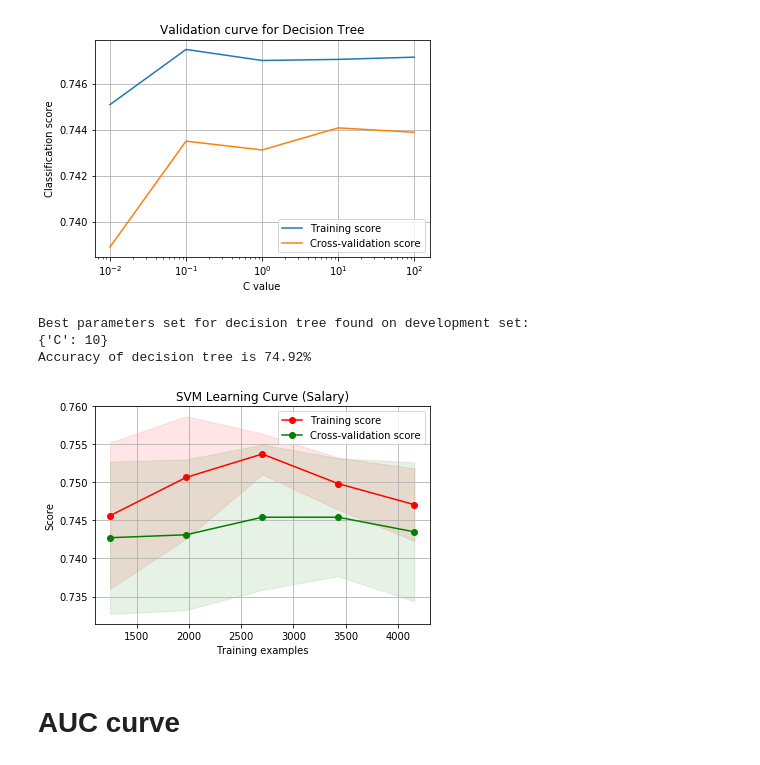
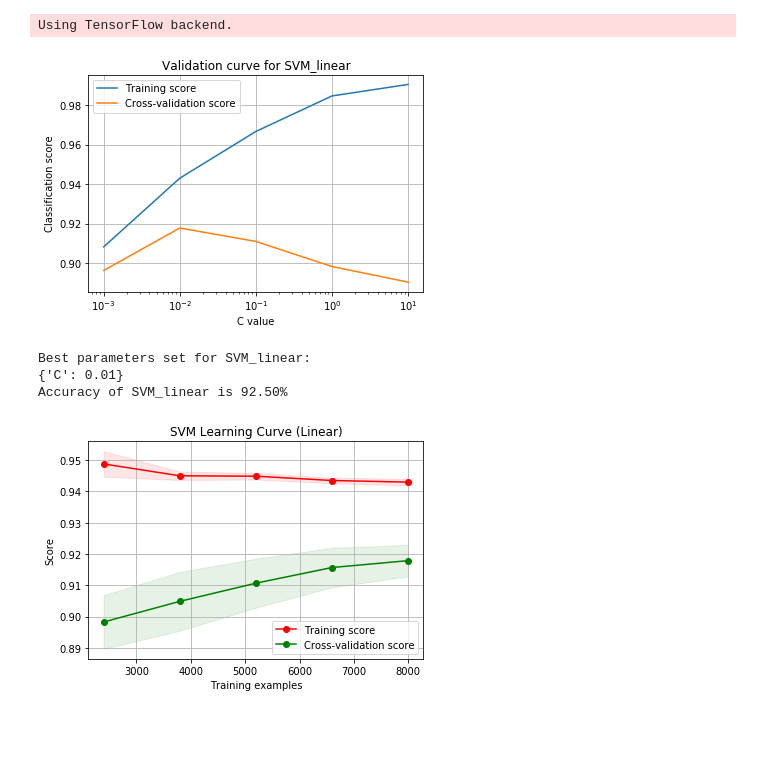
Before and after one commit to khushhallchandra/CS-7641, a Jupyter notebook: Assignment1/SVM_mnist.ipynb, the cells around one changed output. Cells and saved outputs as stored; diff of their text form; code cells hidden in the pictures; blank space fills up the shorter version.

```diff
--- a/Assignment1/SVM_mnist.ipynb
+++ b/Assignment1/SVM_mnist.ipynb
@@ -16,50 +17,62 @@ from sklearn.model_selection import train_test_split, KFold, cross_val_score, le
 from keras.datasets import mnist
 (X_train, y_train), (X_test, y_test) = mnist.load_data()
 
-X_train=np.delete(X_train, list(range(0, X_train.shape[1], 2)), axis=1)
-X_train=np.delete(X_train, list(range(0, X_train.shape[2], 2)), axis=2)
+skips = 2
+X_train=np.delete(X_train, list(range(0, X_train.shape[1], skips)), axis=1)
+X_train=np.delete(X_train, list(range(0, X_train.shape[2], skips)), axis=2)
 X_train = X_train.reshape(X_train.shape[0],-1)
 
-X_test = np.delete(X_test, list(range(0, X_test.shape[1], 2)), axis=1)
-X_test = np.delete(X_test, list(range(0, X_test.shape[2], 2)), axis=2)
+X_test = np.delete(X_test, list(range(0, X_test.shape[1], skips)), axis=1)
+X_test = np.delete(X_test, list(range(0, X_test.shape[2], skips)), axis=2)
 X_test = X_test.reshape(X_test.shape[0],-1)
 
 sc = StandardScaler()
 X_train = sc.fit_transform(X_train)
 X_test = sc.transform(X_test)
+
+# pca = PCA(n_components=30)
+# X_train = pca.fit_transform(X_train)
+# X_test = pca.fit_transform(X_test)
+
+idx_train = np.random.choice(60000, size = 10000, replace = False)
+idx_test = np.random.choice(10000, size = 1000, replace = False)
+X_train, y_train = X_train[idx_train], y_train[idx_train]
+X_test, y_test = X_test[idx_test], y_test[idx_test]
+# %% [output]
+Using TensorFlow backend.
 # %%
 seed = 0
 n_cv = 5
 
 svm_linear = SVC(kernel='linear', probability=True,random_state=seed)
 
-C_range = [0.01,0.1,1,10,100]
+C_range = [0.001,0.01,0.1,1,10]
 train_scores, test_scores = validation_curve(svm_linear, X_train, y_train, param_name="C", param_range=C_range, cv=n_cv, n_jobs=-1)
 
 plt.figure()
 plt.semilogx(C_range, np.mean(train_scores, axis=1), label='Training score')
 plt.semilogx(C_range, np.mean(test_scores, axis=1), label='Cross-validation score')
-plt.title('Validation curve for Decision Tree')
+plt.title('Validation curve for SVM_linear')
 plt.xlabel('C value')
 plt.ylabel("Classification score")
 plt.legend(loc="best")
 plt.grid()
 plt.show()
 # %% [output]
-[figure, old version]
+[figure, new version]
 # %%
 tuned_params = {'C' : C_range}
 clf = GridSearchCV(svm_linear, param_grid=tuned_params, cv=n_cv, n_jobs=-1)
 
 clf.fit(X_train, y_train)
-print("Best parameters set for decision tree found on development set:")
+print("Best parameters set for SVM_linear:")
 print(clf.best_params_)
 y_pred = clf.predict(X_test)
-print('Accuracy of decision tree is %.2f%%' % (accuracy_score(y_test, y_pred) * 100))
+print('Accuracy of SVM_linear is %.2f%%' % (accuracy_score(y_test, y_pred) * 100))
 # %% [output]
-Best parameters set for decision tree found on development set:
-{'C': 10}
-Accuracy of decision tree is 74.92%
+Best parameters set for SVM_linear:
+{'C': 0.01}
+Accuracy of SVM_linear is 92.50%
 # %%
 train_sizes=np.linspace(.3, 1.0, 5)
 
@@ -91,6 +104,4 @@ plt.legend(loc="best")
 
 plt.show()
 # %% [output]
-[figure, old version]
+[figure, new version]
-# %% [markdown]
-# AUC curve
```
Also changed, not shown: parts of 15 cells of this notebook, 3 other files.
